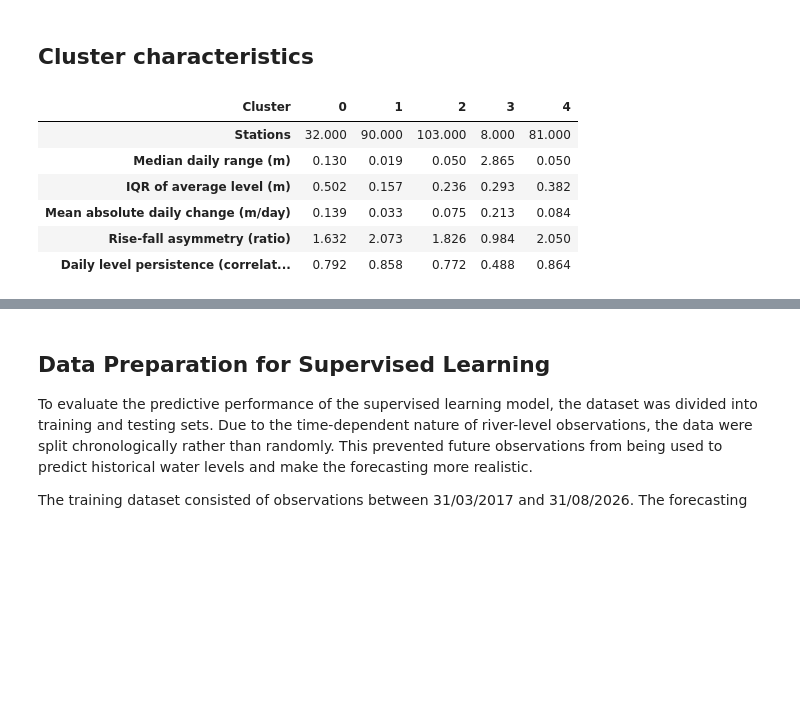
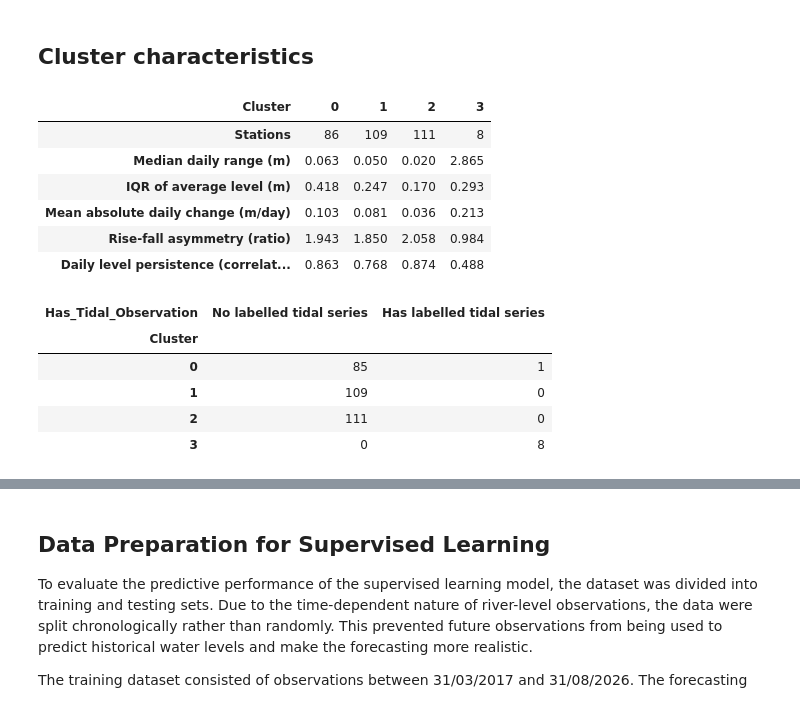
Before and after one commit to Emma-Deyell/MLP-PROJ, a Jupyter notebook: project.ipynb, the cells around one changed output, grey strips where cells are left out. Saved outputs shown, nothing was run; the diff lists cells and outputs as text; code cells hidden in the pictures; blank space fills up the shorter version.

```diff
--- a/project.ipynb
+++ b/project.ipynb
@@ -240,7 +239,8 @@ df_features["Seasonal_Amplitude"] = monthly_medians.max(axis=1) - monthly_median
 
 # Day-to-day persistence and variability of the within-day range
 df_features["Daily_level_persistence"] = avg.apply(
-    lambda row: row.autocorr(lag=1), axis=1
+    lambda row: row.asfreq("D").autocorr(lag=1),
+    axis=1
 )
 
 df_features["Range_Variability"] = (
@@ -386,9 +386,9 @@ To investigate whether the separation of the eight unusual stations was obscurin
 # %%
-# Ward hierarchical clustering using the five selected features
+# Ward hierarchical clustering
 Z = linkage(X_scaled, method="ward")
 
-# Cut the dendrogram to obtain five clusters
-cut_height = (Z[-5, 2] + Z[-4, 2]) / 2
+# Cut dendrogram into four clusters
+cut_height = (Z[-4, 2] + Z[-3, 2]) / 2
 
 fig, ax = plt.subplots(figsize=(10, 4))
 
@@ -404,7 +404,7 @@ ax.axhline(
     color="red",
     linestyle="--",
     linewidth=1,
-    label="Five-cluster cut"
+    label="Four-cluster cut"
 )
 
 ax.set(
@@ -417,9 +417,9 @@ ax.legend()
 plt.tight_layout()
 plt.show()
 
-# Final five-cluster solution
+# Final four-cluster solution
 labels_all = AgglomerativeClustering(
-    n_clusters=5,
+    n_clusters=4,
     linkage="ward"
 ).fit_predict(X_scaled)
 
@@ -445,36 +442,78 @@ We selected five clusters as the final solution because this provided four inter
 # %%
 # Summarise the final clusters using original feature values
 cluster_summary = (
     df_features.groupby("Cluster")[feature_cols2]
     .median()
     .T
 )
 
 # Add the number of stations in each cluster
 cluster_summary.loc["Stations"] = (
     df_features["Cluster"].value_counts().sort_index()
 )
 
 # Put station counts first
 cluster_summary = cluster_summary.loc[
     ["Stations"] + feature_cols2
 ]
 
 # Display the table with readable labels and units
 cluster_summary = cluster_summary.rename(index={
     "Median_Daily_Range": "Median daily range (m)",
     "IQR_Level": "IQR of average level (m)",
     "Mean_Absolute_Daily_Change": "Mean absolute daily change (m/day)",
     "Rise_Fall_Asymmetry": "Rise-fall asymmetry (ratio)",
     "Daily_level_persistence": "Daily level persistence (correlation)"
 })
 
-display(cluster_summary.round(3))
+# Format station counts as integers and other values to 3 decimal places
+formatted_summary = cluster_summary.copy().astype(object)
+
+formatted_summary.loc["Stations"] = (
+    cluster_summary.loc["Stations"].astype(int)
+)
+
+for col in formatted_summary.columns:
+    for row in formatted_summary.index:
+        if row != "Stations":
+            formatted_summary.loc[row, col] = (
+                f"{cluster_summary.loc[row, col]:.3f}"
+            )
+
+display(formatted_summary)
+
+# Join the tidal observation flag to the final clusters
+tidal_summary = df_features[["Observation_ID", "Cluster"]].merge(
+    df_locs_filtered[
+        ["Observation_ID", "Has_Tidal_Observation"]
+    ],
+    on="Observation_ID",
+    how="left"
+)
+
+# Count stations with and without a separately labelled tidal series
+tidal_counts = pd.crosstab(
+    tidal_summary["Cluster"],
+    tidal_summary["Has_Tidal_Observation"]
+)
+
+tidal_counts = tidal_counts.rename(columns={
+    0: "No labelled tidal series",
+    1: "Has labelled tidal series"
+})
+
+display(tidal_counts)
 # %% [output]
-| Cluster | 0 | 1 | 2 | 3 | 4 |
-| Stations | 32.000 | 90.000 | 103.000 | 8.000 | 81.000 |
-| Median daily range (m) | 0.130 | 0.019 | 0.050 | 2.865 | 0.050 |
-| IQR of average level (m) | 0.502 | 0.157 | 0.236 | 0.293 | 0.382 |
-| Mean absolute daily change (m/day) | 0.139 | 0.033 | 0.075 | 0.213 | 0.084 |
-| Rise-fall asymmetry (ratio) | 1.632 | 2.073 | 1.826 | 0.984 | 2.050 |
-| Daily level persistence (correlat... | 0.792 | 0.858 | 0.772 | 0.488 | 0.864 |
+| Cluster | 0 | 1 | 2 | 3 |
+| Stations | 86 | 109 | 111 | 8 |
+| Median daily range (m) | 0.063 | 0.050 | 0.020 | 2.865 |
+| IQR of average level (m) | 0.418 | 0.247 | 0.170 | 0.293 |
+| Mean absolute daily change (m/day) | 0.103 | 0.081 | 0.036 | 0.213 |
+| Rise-fall asymmetry (ratio) | 1.943 | 1.850 | 2.058 | 0.984 |
+| Daily level persistence (correlat... | 0.863 | 0.768 | 0.874 | 0.488 |
+| Has_Tidal_Observation | No labelled tidal series | Has labelled tidal series |
+| Cluster |  |  |
+| 0 | 85 | 1 |
+| 1 | 109 | 0 |
+| 2 | 111 | 0 |
+| 3 | 0 | 8 |
```
Also changed, not shown: parts of 17 cells of this notebook.
